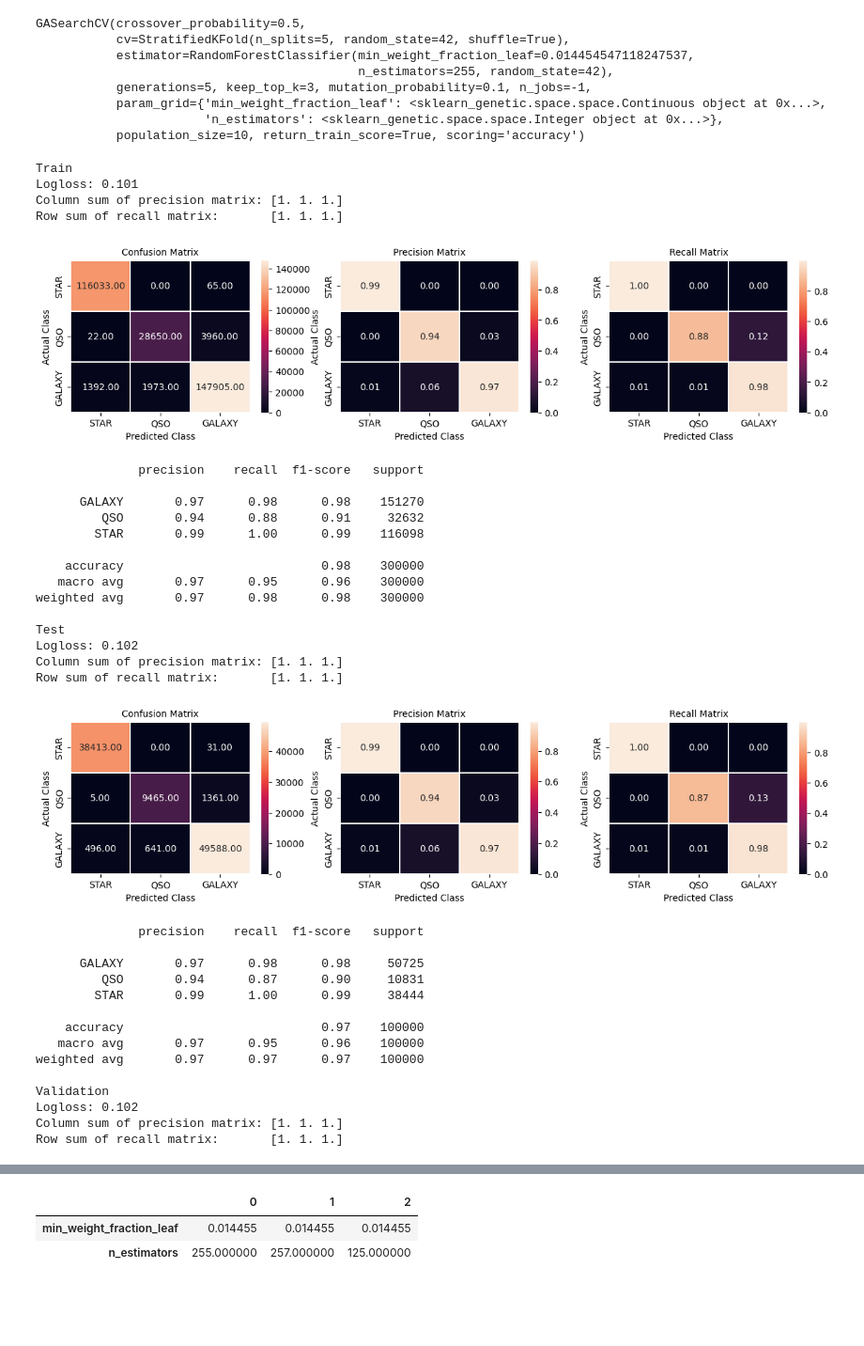
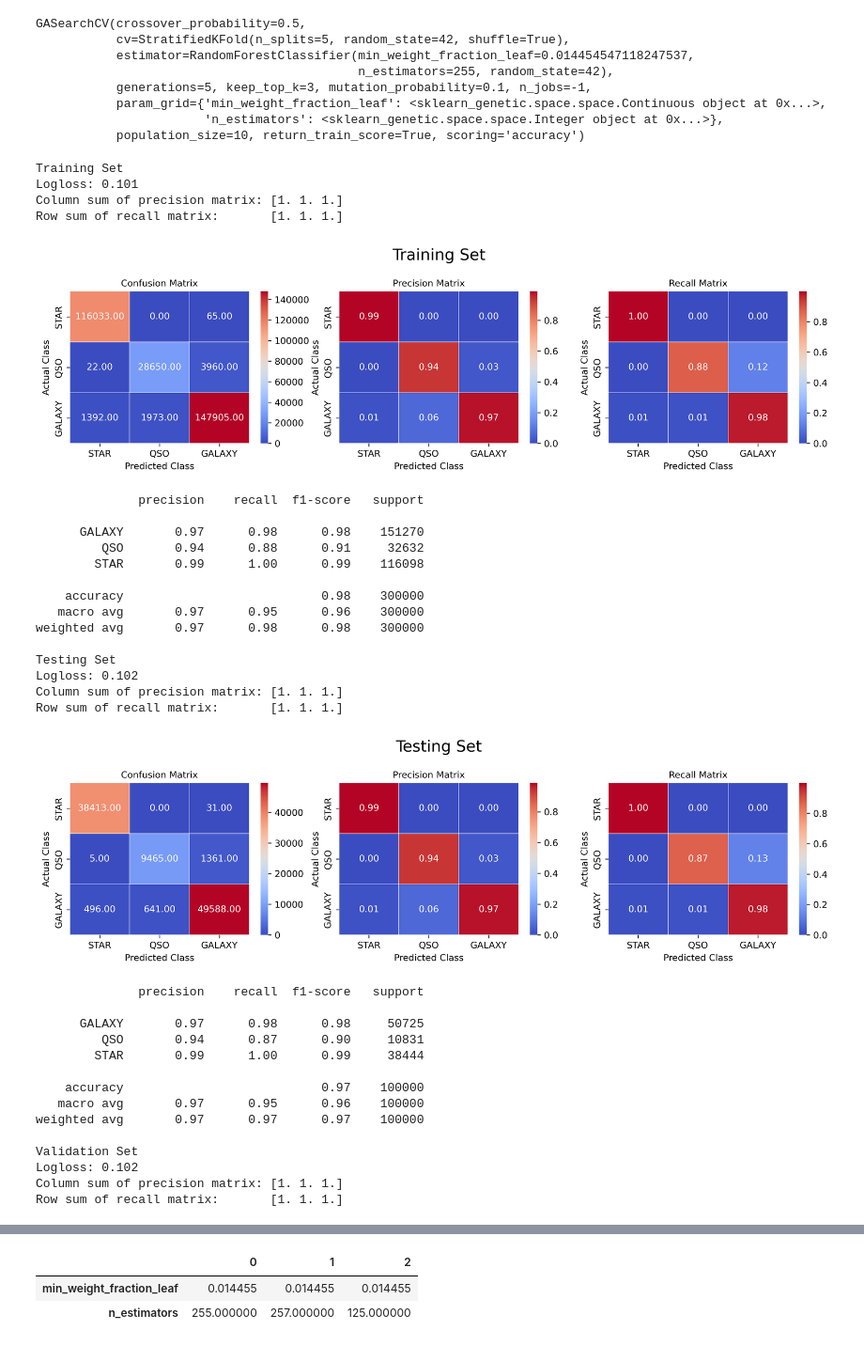
Before and after one commit to iamstarstuff/MScDataScienceThesis, a Jupyter notebook: Final compiled.ipynb, the cells around one changed output, grey strips where cells are left out. Shown at 94% size. Cells and saved outputs as stored; diff of their text form; code cells hidden in the pictures; blank space fills up the shorter version.

```diff
--- a/Final compiled.ipynb
+++ b/Final compiled.ipynb
@@ -68,26 +65,27 @@ labels
 array(['STAR', 'QSO', 'GALAXY'], dtype=object)
 # %%
 def plot_heatmap(matrix, title, labels):
-    sns.heatmap(data=matrix, annot=True, fmt='.2f', linewidths=0.1,
+    sns.heatmap(data=matrix, annot=True, cmap='coolwarm',fmt='.2f', linewidths=0.1,
                 xticklabels=labels, yticklabels=labels)
     plt.xlabel(xlabel='Predicted Class')
     plt.ylabel(ylabel='Actual Class')
     plt.title(label=title, fontsize=10)
 
-def plot_confusion_matrix(y_true, y_pred, labels):
+def plot_confusion_matrix(y_true, y_pred, labels, suptitle):
     cmat = confusion_matrix(y_true=y_true, y_pred=y_pred, labels=labels)
     pmat = cmat / cmat.sum(axis=0)
     print("Column sum of precision matrix: {}".format(pmat.sum(axis=0)))
     rmat = ((cmat.T) / (cmat.sum(axis=1).T)).T
     print("Row sum of recall matrix:       {}".format(rmat.sum(axis=1)))
 
-    plt.figure(figsize=(15, 3),dpi=200)
+    plt.figure(figsize=(15, 3),dpi=300)
     plt.subplot(131)
     plot_heatmap(matrix=cmat, title='Confusion Matrix', labels=labels)
     plt.subplot(132)
     plot_heatmap(matrix=pmat, title='Precision Matrix', labels=labels)
     plt.subplot(133)
     plot_heatmap(matrix=rmat, title='Recall Matrix', labels=labels)
+    plt.suptitle(suptitle,x=0.5,y=1.1,size='xx-large')
     plt.show()
 
 def reporter(clf, X, y, title, labels, best=None):
@@ -105,7 +103,7 @@ def reporter(clf, X, y, title, labels, best=None):
         print("Logloss: {}".format(lgloss))
         print("Best parameters: {}".format(best))
 
-    plot_confusion_matrix(y_true=y, y_pred=cm_pred, labels=labels)
+    plot_confusion_matrix(y_true=y, y_pred=cm_pred, labels=labels, suptitle=title)
 
     print(classification_report(y_true=y, y_pred=cm_pred))
 
@@ -226,15 +224,15 @@ GASearchCV(crossover_probability=0.5,
                        'n_estimators': <sklearn_genetic.space.space.Integer object at 0x...>},
            population_size=10, return_train_score=True, scoring='accuracy')
 # %%
-training_loss_rfc_genopt = reporter(clf=rfc_genopt, X=X_train, y=y_train, title='Train', labels=labels)
-test_loss_rfc_genopt = reporter(clf=rfc_genopt, X=X_test, y=y_test, title='Test', labels=labels)
-val_loss_rfc_genopt = reporter(clf=rfc_genopt, X=X_val, y=y_val, title='Validation', labels=labels)
+training_loss_rfc_genopt = reporter(clf=rfc_genopt, X=X_train, y=y_train, title='Training Set', labels=labels)
+test_loss_rfc_genopt = reporter(clf=rfc_genopt, X=X_test, y=y_test, title='Testing Set', labels=labels)
+val_loss_rfc_genopt = reporter(clf=rfc_genopt, X=X_val, y=y_val, title='Validation Set', labels=labels)
 # %% [output]
-Train
+Training Set
 Logloss: 0.101
 Column sum of precision matrix: [1. 1. 1.]
 Row sum of recall matrix:       [1. 1. 1.]
-[figure, old version]
+[figure, new version]
               precision    recall  f1-score   support
 
       GALAXY       0.97      0.98      0.98    151270
@@ -245,11 +243,11 @@ Row sum of recall matrix:       [1. 1. 1.]
    macro avg       0.97      0.95      0.96    300000
 weighted avg       0.97      0.98      0.98    300000
 
-Test
+Testing Set
 Logloss: 0.102
 Column sum of precision matrix: [1. 1. 1.]
 Row sum of recall matrix:       [1. 1. 1.]
-[figure, old version]
+[figure, new version]
               precision    recall  f1-score   support
 
       GALAXY       0.97      0.98      0.98     50725
@@ -260,7 +258,7 @@ Row sum of recall matrix:       [1. 1. 1.]
    macro avg       0.97      0.95      0.96    100000
 weighted avg       0.97      0.97      0.97    100000
 
-Validation
+Validation Set
 Logloss: 0.102
 Column sum of precision matrix: [1. 1. 1.]
 Row sum of recall matrix:       [1. 1. 1.]
```
Also changed, not shown: parts of 7 cells of this notebook, 40 other files.
